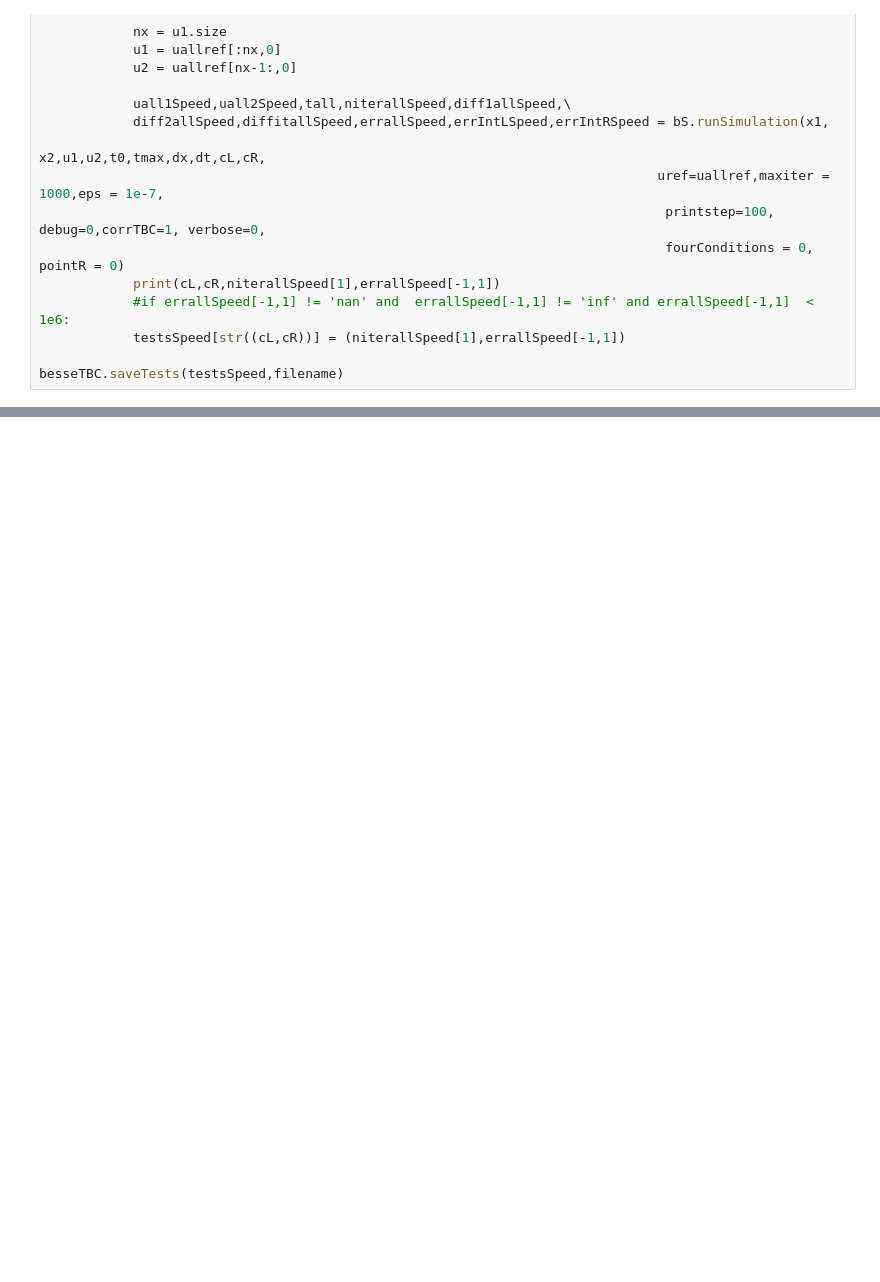
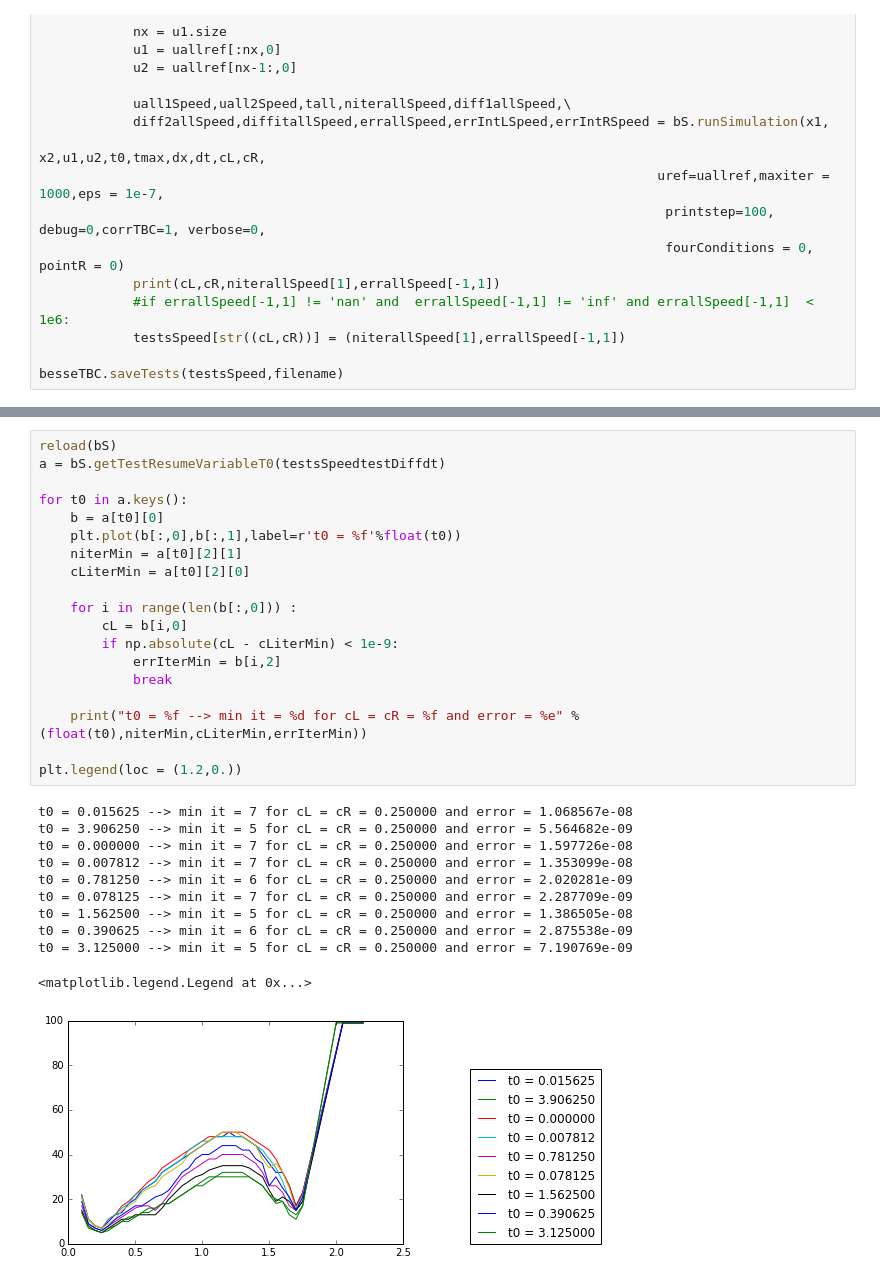
Before and after one commit to joaocaldass/inriamericwaves, a Jupyter notebook: Simulations/Schwarz_speed_tests.ipynb, the cells around one changed output, grey strips where cells are left out. Drawn from its saved outputs; the diff is of its cells as text; blank space fills up the shorter version.

Commit message:
add speed tests with different t0

```diff
--- a/Simulations/Schwarz_speed_tests.ipynb
+++ b/Simulations/Schwarz_speed_tests.ipynb
@@ -245,0 +315,31 @@ Best results
+# %%
+reload(bS)
+a = bS.getTestResumeVariableT0(testsSpeedtestDiffdt)
+
+for t0 in a.keys():
+    b = a[t0][0]
+    plt.plot(b[:,0],b[:,1],label=r't0 = %f'%float(t0))
+    niterMin = a[t0][2][1]
+    cLiterMin = a[t0][2][0]
+
+    for i in range(len(b[:,0])) :
+        cL = b[i,0]
+        if np.absolute(cL - cLiterMin) < 1e-9:
+            errIterMin = b[i,2]
+            break
+
+    print("t0 = %f --> min it = %d for cL = cR = %f and error = %e" % (float(t0),niterMin,cLiterMin,errIterMin))
+
+plt.legend(loc = (1.2,0.))
+# %% [output]
+t0 = 0.015625 --> min it = 7 for cL = cR = 0.250000 and error = 1.068567e-08
+t0 = 3.906250 --> min it = 5 for cL = cR = 0.250000 and error = 5.564682e-09
+t0 = 0.000000 --> min it = 7 for cL = cR = 0.250000 and error = 1.597726e-08
+t0 = 0.007812 --> min it = 7 for cL = cR = 0.250000 and error = 1.353099e-08
+t0 = 0.781250 --> min it = 6 for cL = cR = 0.250000 and error = 2.020281e-09
+t0 = 0.078125 --> min it = 7 for cL = cR = 0.250000 and error = 2.287709e-09
+t0 = 1.562500 --> min it = 5 for cL = cR = 0.250000 and error = 1.386505e-08
+t0 = 0.390625 --> min it = 6 for cL = cR = 0.250000 and error = 2.875538e-09
+t0 = 3.125000 --> min it = 5 for cL = cR = 0.250000 and error = 7.190769e-09
+<matplotlib.legend.Legend at 0x...>
+[figure, added]
```
Also changed, not shown: parts of 12 cells of this notebook, 4 other files.
